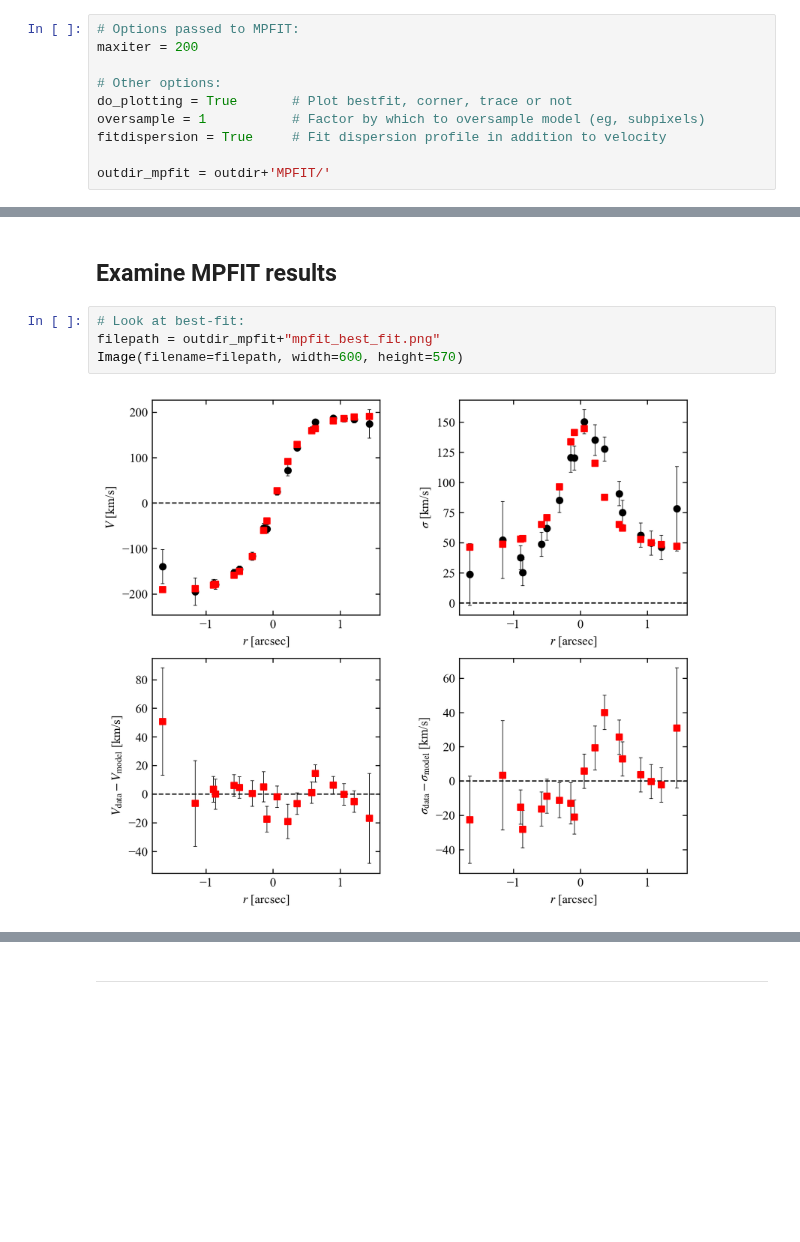
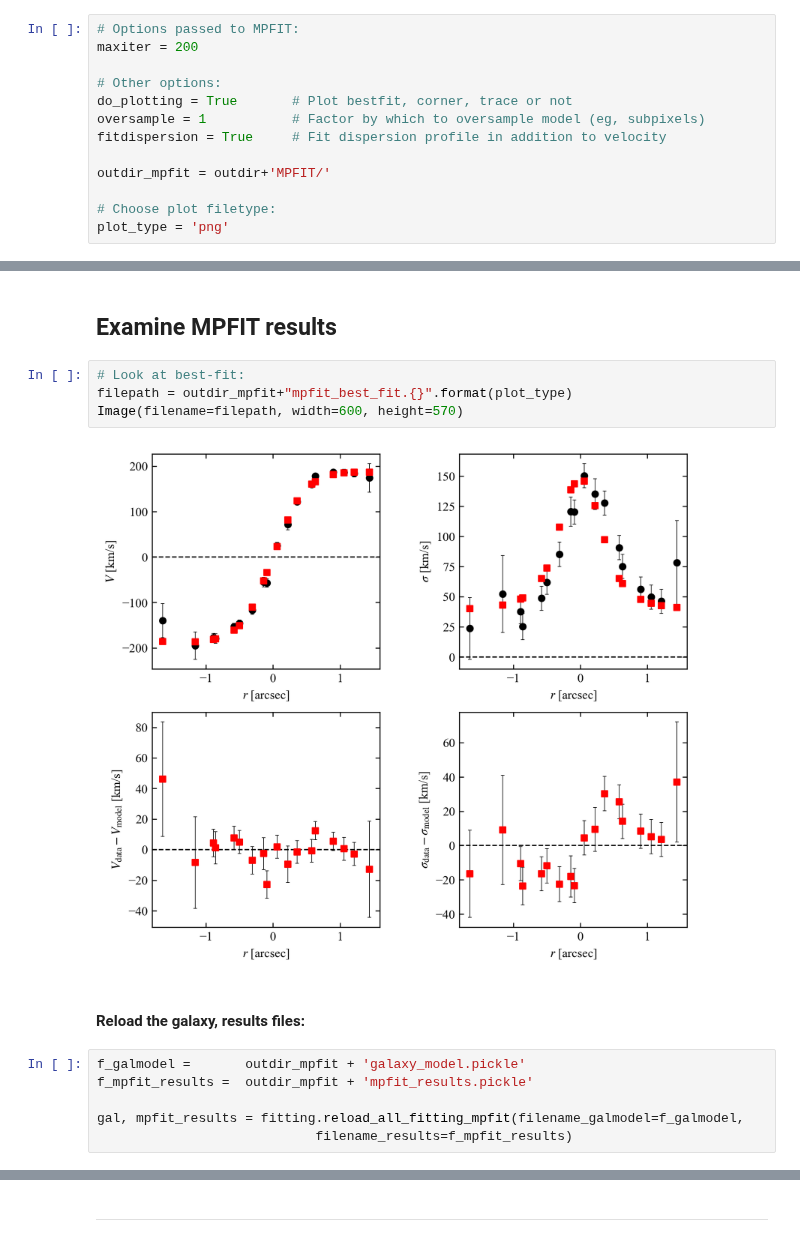
Before and after one commit to dysmalpy/dysmalpy, a Jupyter notebook: examples/notebooks/dysmalpy_example_fit_1D.ipynb, the cells around one changed output, grey strips where cells are left out. Drawn from its saved outputs; the diff is of its cells as text; blank space fills up the shorter version.

Commit message:
Examples / reports / overwrite flag
+ Working on example Jupyter notebooks.
+ Adding reports to fitting.
+ Adding flag for overwrite=T/F

```diff
--- a/examples/notebooks/dysmalpy_example_fit_1D.ipynb
+++ b/examples/notebooks/dysmalpy_example_fit_1D.ipynb
@@ -258,6 +284,9 @@ oversample = 1           # Factor by which to oversample model (eg, subpixels)
 fitdispersion = True     # Fit dispersion profile in addition to velocity
 
 outdir_mpfit = outdir+'MPFIT/'
+
+# Choose plot filetype:
+plot_type = 'png'
 # %% [markdown]
 ## Run `Dysmalpy` fitting: MPFIT ##
 # %%
@@ -290,7 +319,15 @@ MPFIT Error/Warning Message = None
 ## Examine MPFIT results ##
 # %%
 # Look at best-fit:
-filepath = outdir_mpfit+"mpfit_best_fit.png"
+filepath = outdir_mpfit+"mpfit_best_fit.{}".format(plot_type)
 Image(filename=filepath, width=600, height=570)
 # %% [output]
-[figure, old version]
+[figure, new version]
+# %% [markdown]
+#### Reload the galaxy, results files:
+# %%
+f_galmodel =       outdir_mpfit + 'galaxy_model.pickle'
+f_mpfit_results =  outdir_mpfit + 'mpfit_results.pickle'
+
+gal, mpfit_results = fitting.reload_all_fitting_mpfit(filename_galmodel=f_galmodel,
+                            filename_results=f_mpfit_results)
```
Also changed, not shown: parts of 38 cells of this notebook, 11 other files.
